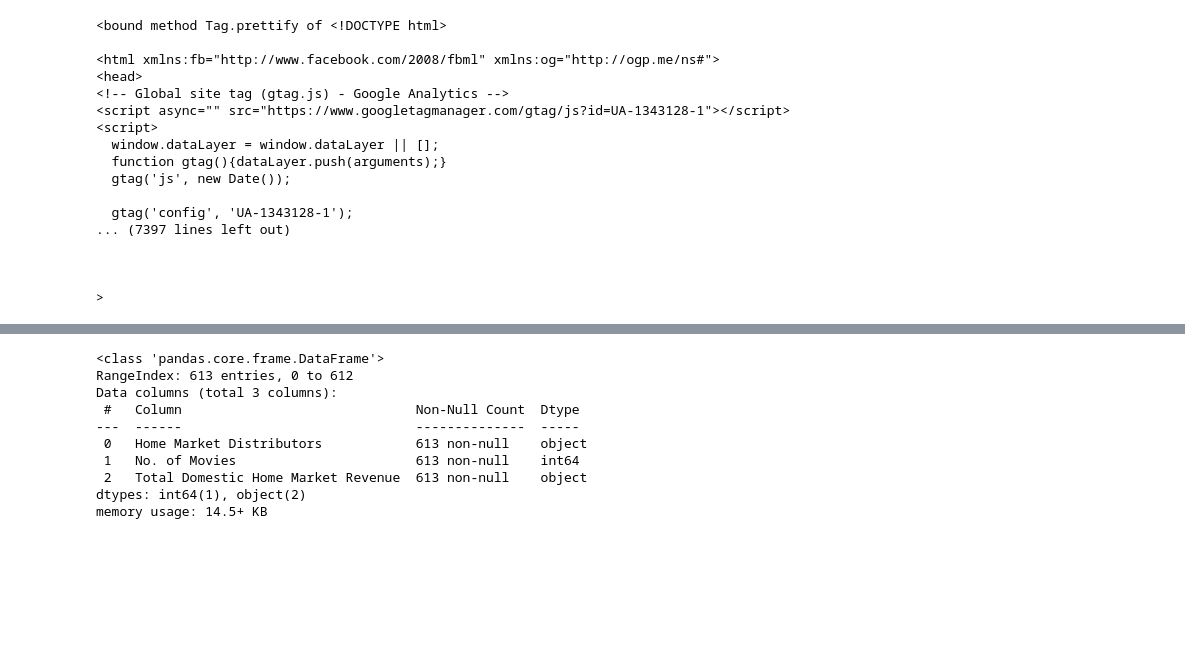
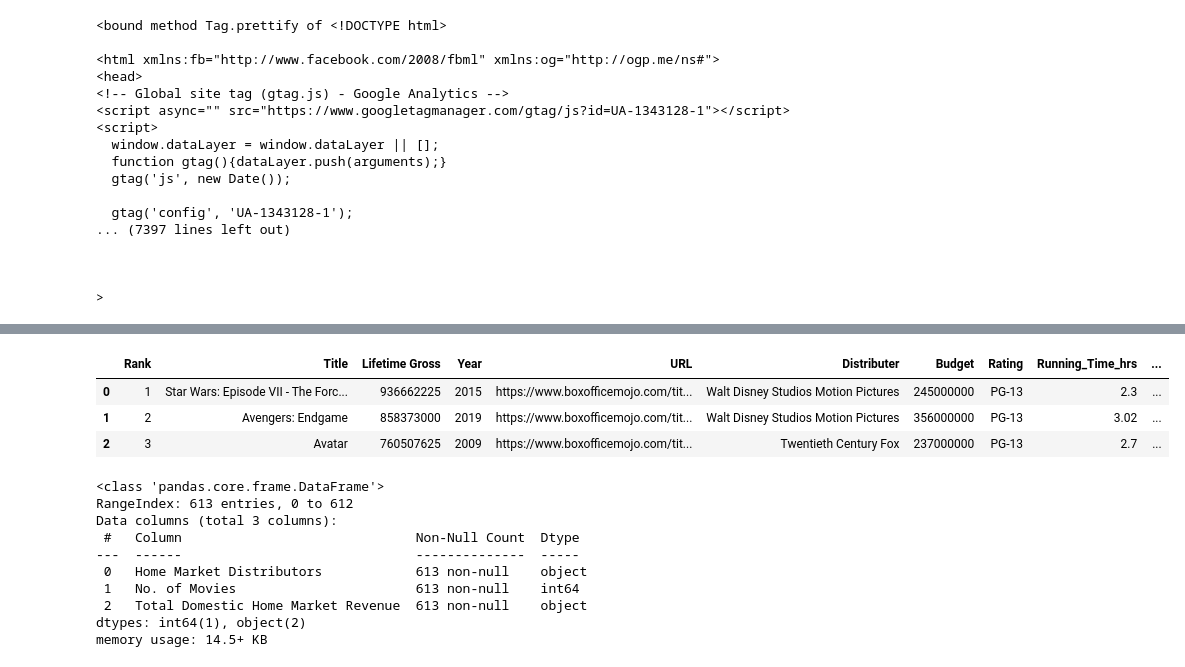
Before and after one commit to davebrown271/Microsoft-Movie-Analysis, a Jupyter notebook: movie_data.ipynb, the cells around one changed output, grey strips where cells are left out. Saved outputs shown, nothing was run; the diff lists cells and outputs as text; code cells hidden in the pictures; blank space fills up the shorter version.

```diff
--- a/movie_data.ipynb
+++ b/movie_data.ipynb
@@ -202,0 +201,9 @@ import pandas as pd
+# %%
+# RUN THIS CODE TO LOAD CAT'S DATA
+df3 = pd.read_pickle('cats_bo_mojo_data.pkl')
+df3.head(3)
+# %% [output]
+|  | Rank | Title | Lifetime Gross | Year | URL | Distributer | Budget | Rating | Running_Time_hrs | ... |
+| 0 | 1 | Star Wars: Episode VII - The Forc... | 936662225 | 2015 | https://www.boxofficemojo.com/tit... | Walt Disney Studios Motion Pictures | 245000000 | PG-13 | 2.3 | ... |
+| 1 | 2 | Avengers: Endgame | 858373000 | 2019 | https://www.boxofficemojo.com/tit... | Walt Disney Studios Motion Pictures | 356000000 | PG-13 | 3.02 | ... |
+| 2 | 3 | Avatar | 760507625 | 2009 | https://www.boxofficemojo.com/tit... | Twentieth Century Fox | 237000000 | PG-13 | 2.7 | ... |
```
Also changed, not shown: parts of 12 cells of this notebook, 1 other file.
